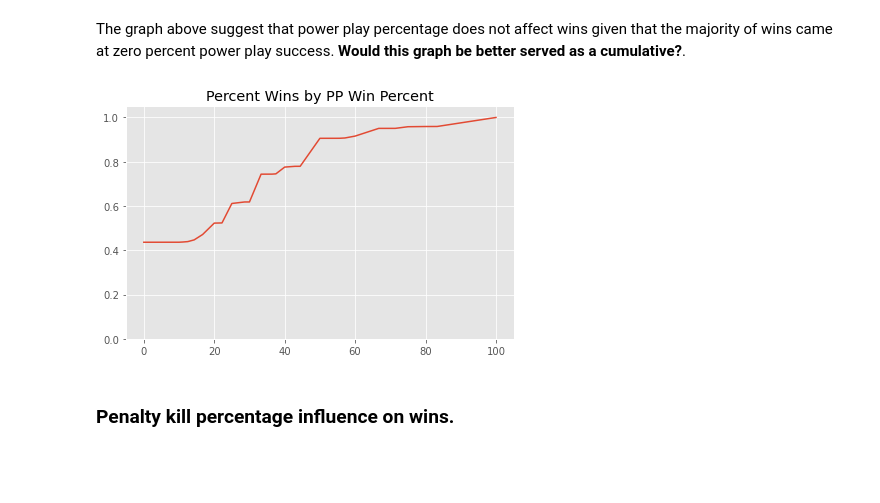
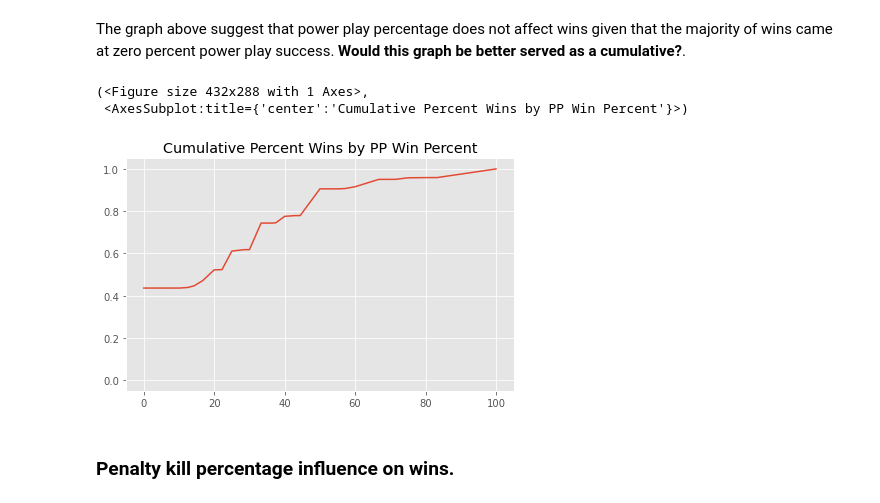
Before and after one commit to jkh-code/nhl-win-factors-analysis, a Jupyter notebook: notebooks/nhl-win-factors-analysis-eda.ipynb, the cells around one changed output. Saved outputs shown, nothing was run; the diff lists cells and outputs as text; code cells hidden in the pictures; blank space fills up the shorter version.

Commit message:
Finish initial EDA and check percent wins

```diff
--- a/notebooks/nhl-win-factors-analysis-eda.ipynb
+++ b/notebooks/nhl-win-factors-analysis-eda.ipynb
@@ -308,7 +324,17 @@ def plot_win_cum_dist(perc: pd.Series, cum_perc_wins: pd.Series, title: str, yli
-# %%
-plot_win_cum_dist(pp_agg['pp_percent'], pp_agg['cum_perc'], 'Percent Wins by PP Win Percent')
-# %% [output]
-[figure, removed]
+# %%
+def plot_win_cum_dist(perc: pd.Series, cum_perc_wins: pd.Series, title: str, ylims=(-0.05, 1.05)):
+    fig, ax = plt.subplots()
+    ax.plot(perc, cum_perc_wins)
+    ax.set_ylim(ylims)
+    ax.set_title(title)
+    fig.tight_layout();
+    return fig, ax
+# %%
+plot_win_cum_dist(pp_agg['pp_percent'], pp_agg['cum_perc'], 'Cumulative Percent Wins by PP Win Percent')
+# %% [output]
+(<Figure size 432x288 with 1 Axes>,
+ <AxesSubplot:title={'center':'Cumulative Percent Wins by PP Win Percent'}>)
+[figure, added]
 # %% [markdown]
 ### Penalty kill percentage influence on wins.
 # %%
```
Also changed, not shown: parts of 66 cells of this notebook.
